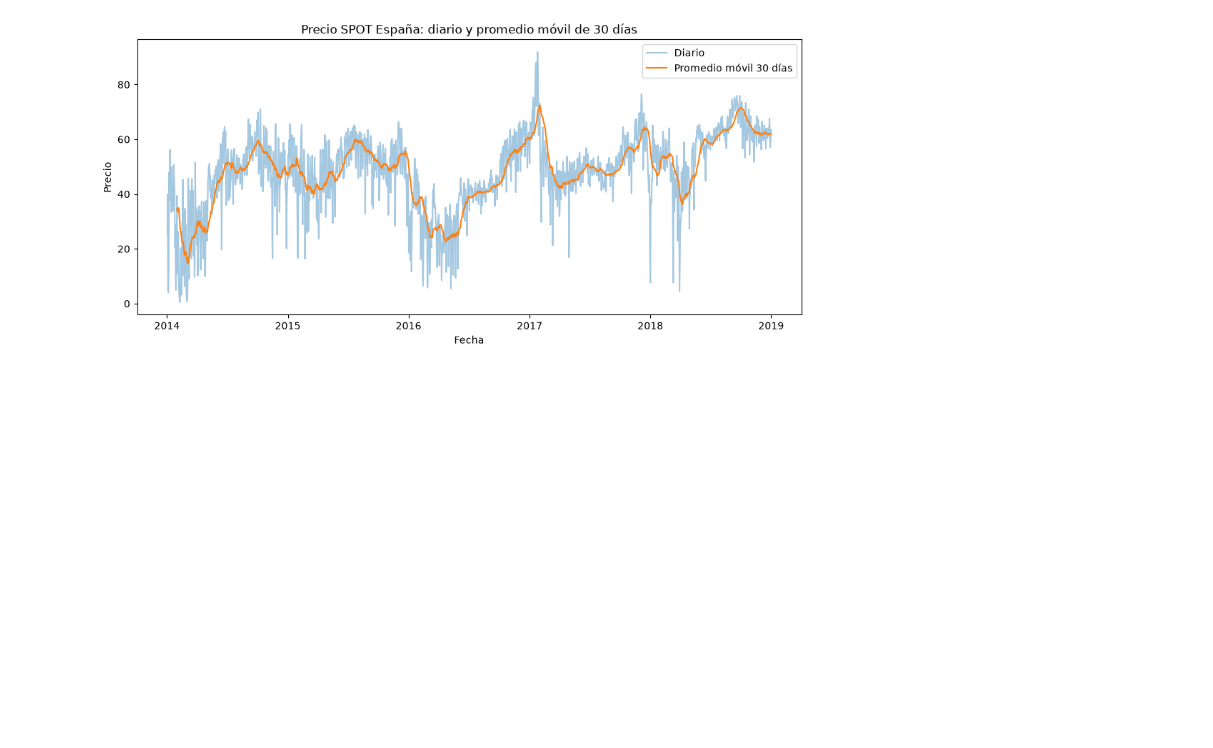
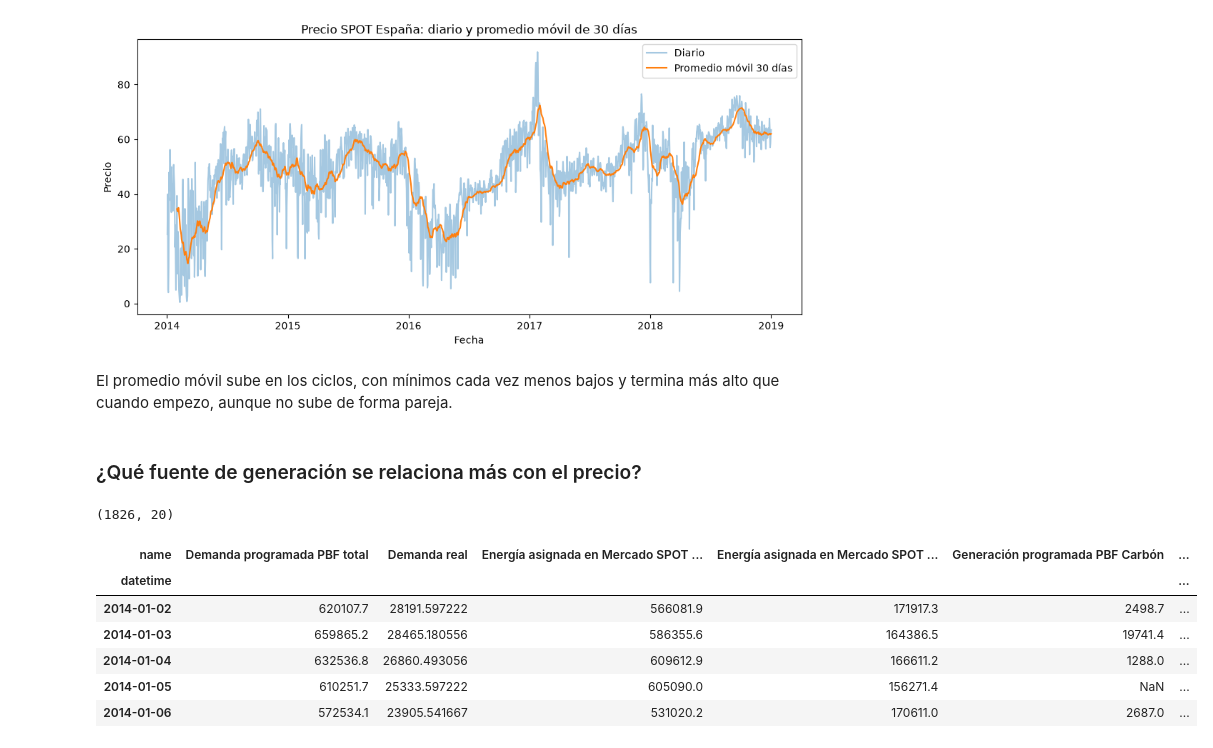
Before and after one commit to CarlosScura/reto-para-magos-de-datos, a Jupyter notebook: 02_energia_espana.ipynb, the cells around one changed output. Saved outputs shown, nothing was run; the diff lists cells and outputs as text; code cells hidden in the pictures; blank space fills up the shorter version.

```diff
--- a/02_energia_espana.ipynb
+++ b/02_energia_espana.ipynb
@@ -505,3 +505,27 @@ plt.legend()
 plt.show()
 # %% [output]
 [figure]
+# %% [markdown]
+El promedio móvil sube en los ciclos, con mínimos cada vez menos bajos y termina más alto que cuando empezo, aunque no sube de forma pareja.
+# %% [markdown]
+### ¿Qué fuente de generación se relaciona más con el precio?
+# %%
+df_ancho = df_limpio.pivot(index='datetime', columns='name', values='value')
+
+precio_esp = 'Precio mercado SPOT Diario ESP'
+eolica = 'Generación programada PBF Eólica'
+carbon = 'Generación programada PBF Carbón'
+
+df_ancho.shape
+# %% [output]
+(1826, 20)
+# %%
+df_ancho.head(5)
+# %% [output]
+| name | Demanda programada PBF total | Demanda real | Energía asignada en Mercado SPOT ... | Energía asignada en Mercado SPOT ... | Generación programada PBF Carbón | ... |
+| datetime |  |  |  |  |  | ... |
+| 2014-01-02 | 620107.7 | 28191.597222 | 566081.9 | 171917.3 | 2498.7 | ... |
+| 2014-01-03 | 659865.2 | 28465.180556 | 586355.6 | 164386.5 | 19741.4 | ... |
+| 2014-01-04 | 632536.8 | 26860.493056 | 609612.9 | 166611.2 | 1288.0 | ... |
+| 2014-01-05 | 610251.7 | 25333.597222 | 605090.0 | 156271.4 | NaN | ... |
+| 2014-01-06 | 572534.1 | 23905.541667 | 531020.2 | 170611.0 | 2687.0 | ... |
```
Also changed, not shown: parts of 7 cells of this notebook.
